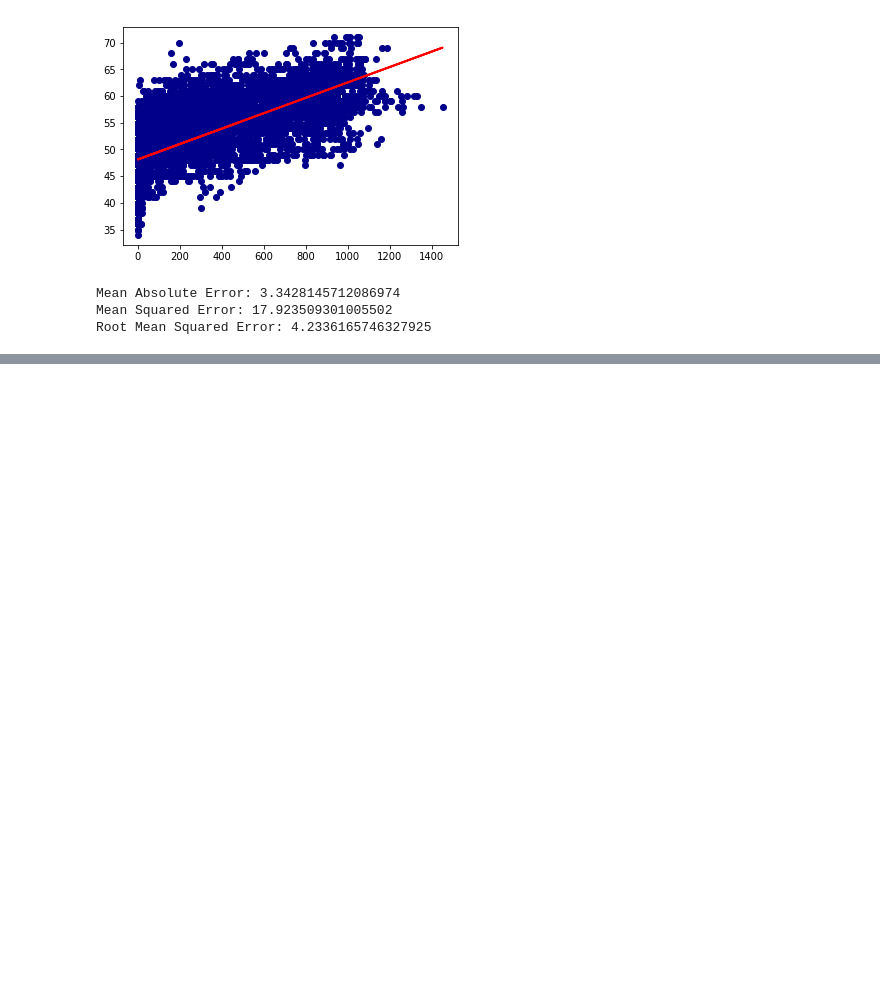
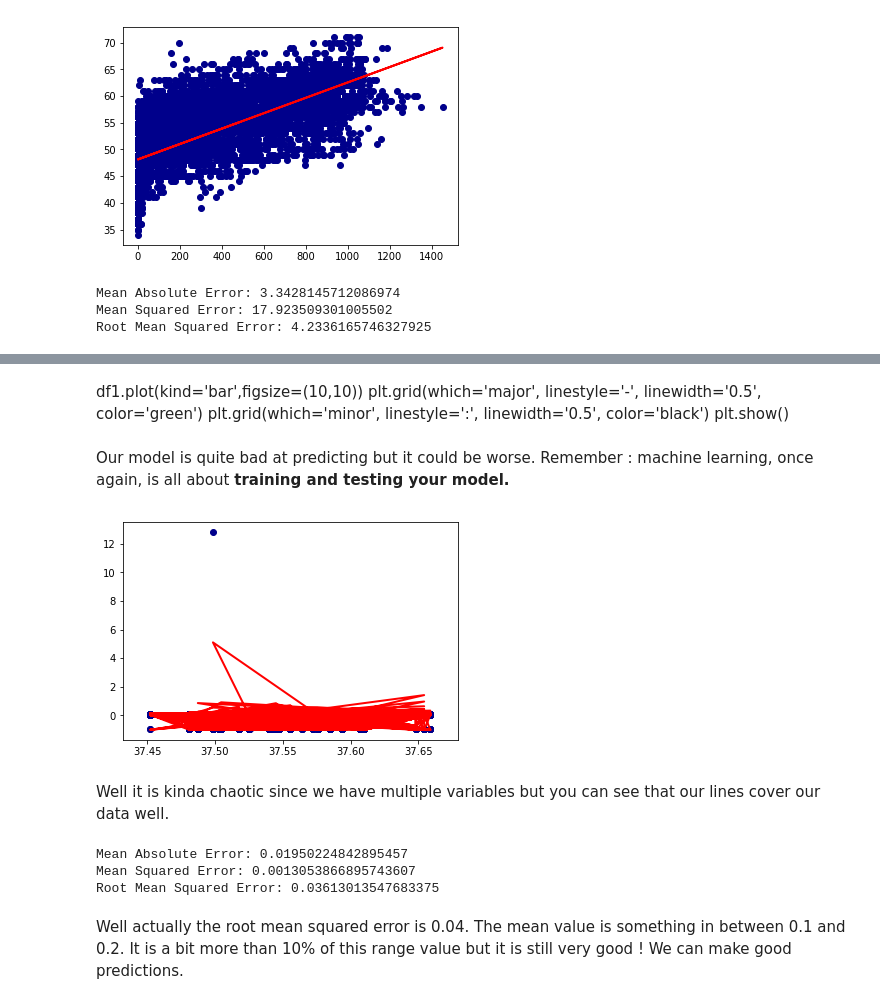
Before and after one commit to learn-computer-graphics/machine-learning, a Jupyter notebook: classes/Linear-Regression/Linear-Regression.ipynb, the cells around one changed output, grey strips where cells are left out. Saved outputs shown, nothing was run; the diff lists cells and outputs as text; code cells hidden in the pictures; blank space fills up the shorter version.

```diff
--- a/classes/Linear-Regression/Linear-Regression.ipynb
+++ b/classes/Linear-Regression/Linear-Regression.ipynb
@@ -165,0 +180,7 @@ The best way to handle that is to choose the good amount of data and to train it
+# %%
+# Same as for the simple linear regression, we need to divide our data into attributes and labels.
+# X variable contains all the attributes/features and y variable contains labels.
+# Let's say we want to predict the NO2
+
+X = dataset[['Latitude','Longitude', 'SO2','O3', 'CO', 'PM10','PM2.5']].values
+y = dataset['NO2'].values
@@ -165,0 +199,4 @@ The best way to handle that is to choose the good amount of data and to train it
+# %%
+# Next, we split 70% of the data to the training set while 30% of the data to test set using below code.
+
+X_train, X_test, y_train, y_test = train_test_split(X, y, test_size=0.3, random_state=0)
@@ -165,0 +220,3 @@ The best way to handle that is to choose the good amount of data and to train it
+# %%
+# Time to make our prediction :
+y_pred = regressor.predict(X_test)
@@ -165,0 +227,28 @@ The best way to handle that is to choose the good amount of data and to train it
+# %% [markdown]
+df1.plot(kind='bar',figsize=(10,10))
+plt.grid(which='major', linestyle='-', linewidth='0.5', color='green')
+plt.grid(which='minor', linestyle=':', linewidth='0.5', color='black')
+plt.show()
+# %% [markdown]
+Our model is quite bad at predicting but it could be worse. Remember : machine learning, once again, is all about **training and testing your model.**
+# %%
+## Well, now it's time to plot our lines !
+
+plt.scatter(X_test[:,0], y_test, color='darkblue')
+plt.plot(X_test[:,0], y_pred, color='red', linewidth=2)
+plt.show()
+# %% [output]
+[figure, added]
+# %% [markdown]
+Well it is kinda chaotic since we have multiple variables but you can see that our lines cover our data well.
+# %%
+# It's time to evaluate our algorithm !
+print('Mean Absolute Error:', metrics.mean_absolute_error(y_test, y_pred))
+print('Mean Squared Error:', metrics.mean_squared_error(y_test, y_pred))
+print('Root Mean Squared Error:', np.sqrt(metrics.mean_squared_error(y_test, y_pred)))
+# %% [output]
+Mean Absolute Error: 0.01950224842895457
+Mean Squared Error: 0.0013053866895743607
+Root Mean Squared Error: 0.03613013547683375
+# %% [markdown]
+Well actually the root mean squared error is 0.04. The mean value is something in between 0.1 and 0.2. It is a bit more than 10% of this range value but it is still very good ! We can make good predictions.
```
Also changed, not shown: parts of 25 cells of this notebook, 1 other file.
